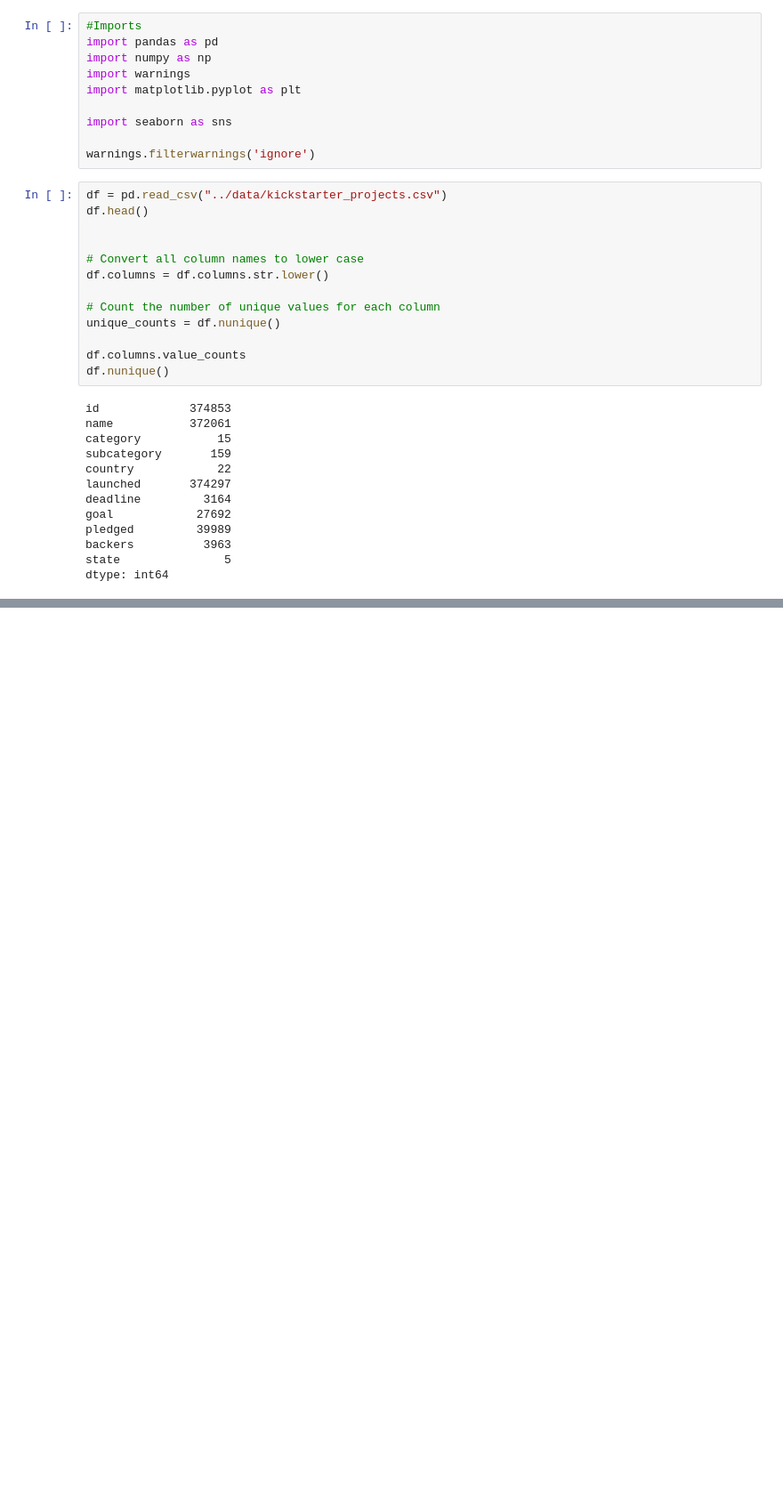
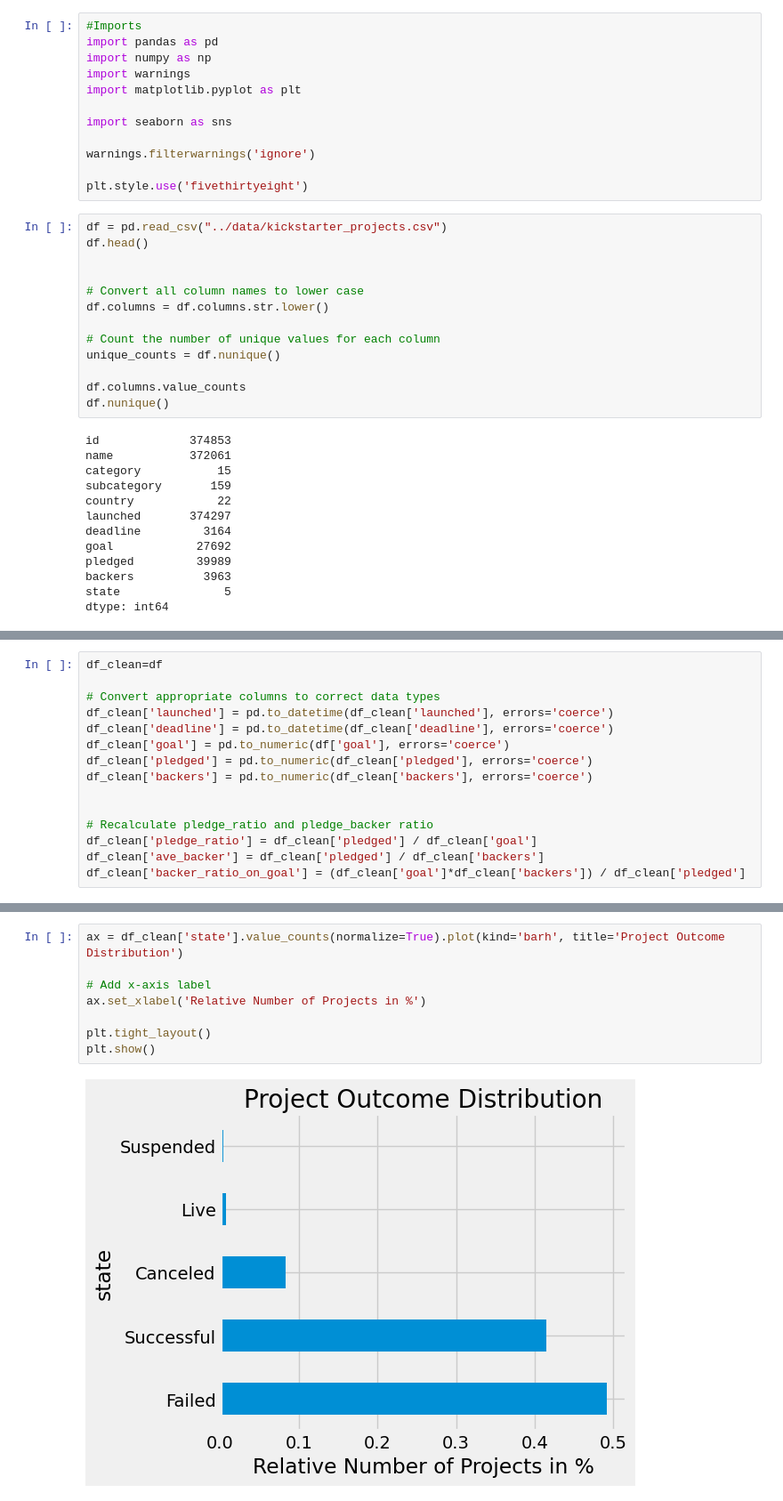
Before and after one commit to spiced-academy/punch_finisher, a Jupyter notebook: notebooks/EDA.ipynb, the cells around one changed output, grey strips where cells are left out. Shown at 89% size. Saved outputs shown, nothing was run; the diff lists cells and outputs as text; blank space fills up the shorter version.

Commit message:
Added Some Plots

```diff
--- a/notebooks/EDA.ipynb
+++ b/notebooks/EDA.ipynb
@@ -8,6 +8,8 @@ import matplotlib.pyplot as plt
 import seaborn as sns
 
 warnings.filterwarnings('ignore')
+
+plt.style.use('fivethirtyeight')
 # %%
 df = pd.read_csv("../data/kickstarter_projects.csv")
 df.head()
@@ -84 +48,16 @@ plt.show()
+# %%
+df_clean=df
+
+# Convert appropriate columns to correct data types
+df_clean['launched'] = pd.to_datetime(df_clean['launched'], errors='coerce')
+df_clean['deadline'] = pd.to_datetime(df_clean['deadline'], errors='coerce')
+df_clean['goal'] = pd.to_numeric(df['goal'], errors='coerce')
+df_clean['pledged'] = pd.to_numeric(df_clean['pledged'], errors='coerce')
+df_clean['backers'] = pd.to_numeric(df_clean['backers'], errors='coerce')
+
+
+# Recalculate pledge_ratio and pledge_backer ratio
+df_clean['pledge_ratio'] = df_clean['pledged'] / df_clean['goal']
+df_clean['ave_backer'] = df_clean['pledged'] / df_clean['backers']
+df_clean['backer_ratio_on_goal'] = (df_clean['goal']*df_clean['backers']) / df_clean['pledged']
 # %%
@@ -146,0 +123,10 @@ plt.show()
+# %%
+ax = df_clean['state'].value_counts(normalize=True).plot(kind='barh', title='Project Outcome Distribution')
+
+# Add x-axis label
+ax.set_xlabel('Relative Number of Projects in %')
+
+plt.tight_layout()
+plt.show()
+# %% [output]
+[figure, added]
```
Also changed, not shown: parts of 27 cells of this notebook, 2 other files.
